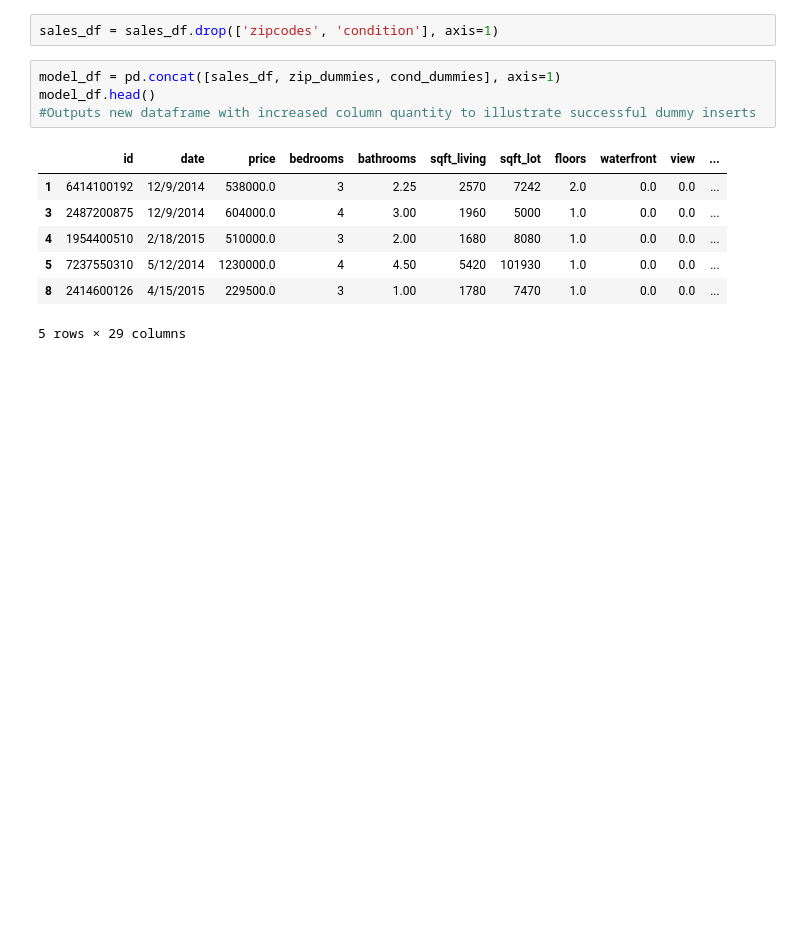
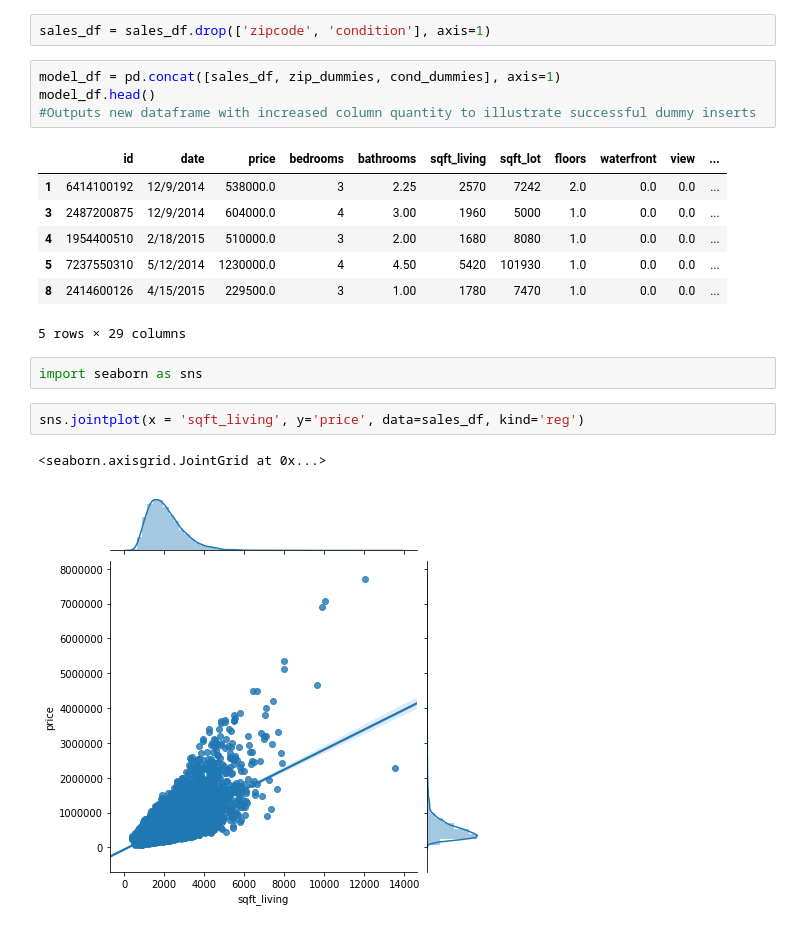
Before and after one commit to navahmed/Linear-Regression-Project---Washington-House-Prices, a Jupyter notebook: Jims Notebook.ipynb, the cells around one changed output. Saved outputs shown, nothing was run; the diff lists cells and outputs as text; blank space fills up the shorter version.

```diff
--- a/Jims Notebook.ipynb
+++ b/Jims Notebook.ipynb
@@ -384,7 +378,7 @@ modelling to commence.
 zip_dummies = pd.get_dummies(bins_zip, prefix='zipcode', drop_first=True)
 cond_dummies = pd.get_dummies(bins_cond, prefix='condition', drop_first=True)
 # %%
-sales_df = sales_df.drop(['zipcodes', 'condition'], axis=1)
+sales_df = sales_df.drop(['zipcode', 'condition'], axis=1)
 # %%
 model_df = pd.concat([sales_df, zip_dummies, cond_dummies], axis=1)
 model_df.head()
@@ -397,3 +391,10 @@ model_df.head()
 | 5 | 7237550310 | 5/12/2014 | 1230000.0 | 4 | 4.50 | 5420 | 101930 | 1.0 | 0.0 | 0.0 | ... |
 | 8 | 2414600126 | 4/15/2015 | 229500.0 | 3 | 1.00 | 1780 | 7470 | 1.0 | 0.0 | 0.0 | ... |
 5 rows × 29 columns
+# %%
+import seaborn as sns
+# %%
+sns.jointplot(x = 'sqft_living', y='price', data=sales_df, kind='reg')
+# %% [output]
+<seaborn.axisgrid.JointGrid at 0x...>
+[figure, added]
```
Also changed, not shown: parts of 2 cells of this notebook, 2 other files.
